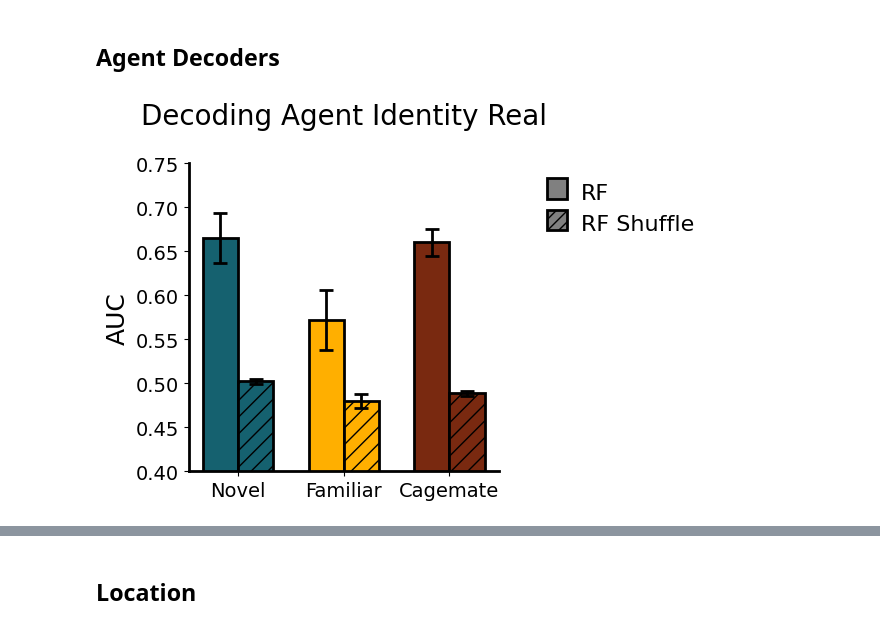
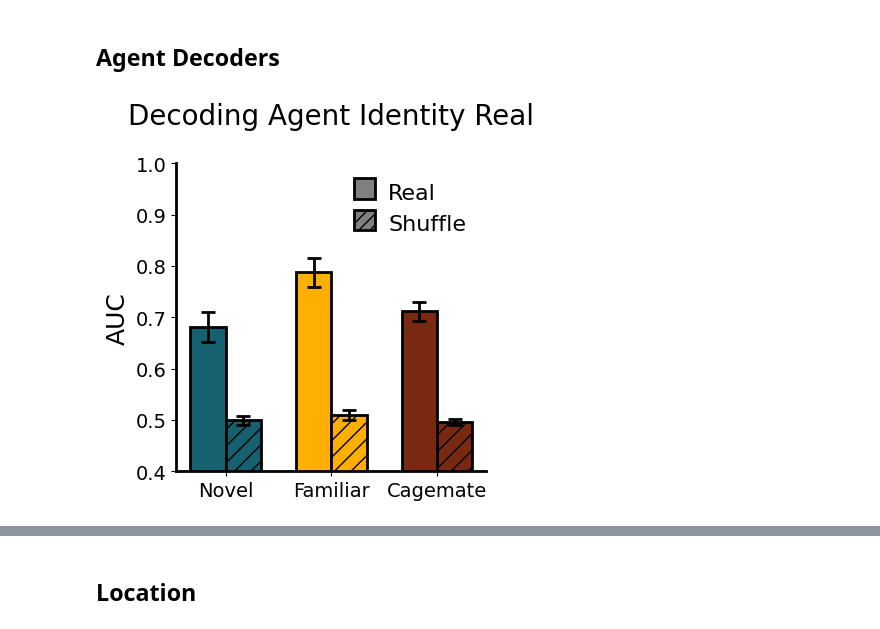
Before and after one commit to padillacoreanolab/diff_fam_social_memory_ephys, a Jupyter notebook: pilot2/cups_phase4/cups_spike_collection.ipynb, the cells around one changed output, grey strips where cells are left out. Drawn from its saved outputs; the diff is of its cells as text; code cells hidden in the pictures.

```diff
--- a/pilot2/cups_phase4/cups_spike_collection.ipynb
+++ b/pilot2/cups_phase4/cups_spike_collection.ipynb
@@ -1746,7 +1867,8 @@ agent_decoder_results = decoders.trial_decoder(cups_collection,
                                          event_length = event_length,
                                          pre_window = pre_window,
                                          min_neurons = 5,
-                                         classifier_type='linear')
+                                         classifier_type='linear',
+                                         LOO = True)
 # %%
 from matplotlib.patches import Patch
 def plot_multiple_decoders(decoder_results, title, color_list, legend_titles, figsize, start=0, stop=None, ):
@@ -1794,37 +1916,37 @@ def plot_multiple_decoders(decoder_results, title, color_list, legend_titles, fi
     # Add centered labels under each pair of bars
     plt.xticks(bar_centers, legend_titles, fontsize=12)
 
     # Create custom legend for RF and RF Shuffle
     legend_elements = [
-    Patch(facecolor='grey', edgecolor='black', linewidth=2, label='RF'),
-    Patch(facecolor='grey', edgecolor='black', linewidth=2, hatch='///', label='RF Shuffle')
+    Patch(facecolor='grey', edgecolor='black', linewidth=2, label='Real'),
+    Patch(facecolor='grey', edgecolor='black', linewidth=2, hatch='///', label='Shuffle')
     ]
 
     # Create the legend with modified properties
     leg = plt.legend(handles=legend_elements, bbox_to_anchor=(1, 1),
                     frameon=False, fontsize=16)
 
 # Adjust the size of the patches in the legend
     for patch in leg.get_patches():
         patch.set_height(15)  # Adjust this value to change height
         patch.set_y(0)
         patch.set_width(15)
         patch.set_x(20)
 
-    plt.ylim(0.4, .75)
+    plt.ylim(0.4, 1)
     plt.ylabel('AUC', fontsize=18)
     plt.xticks(fontsize = 14)
     plt.gca().spines['top'].set_visible(False)
     plt.gca().spines['right'].set_visible(False)
     plt.gca().spines['bottom'].set_linewidth(2)
     plt.gca().spines['left'].set_linewidth(2)
     plt.title(title, fontsize=20, y = 1.1)
     plt.yticks(fontsize=14)
     plt.show()
 
 plot_multiple_decoders(agent_decoder_results, title = "Decoding Agent Identity Real", color_list =['#15616F', '#FFAF00', '#792910'], start = 0 , stop = 3, legend_titles = ['Novel', 'Familiar', 'Cagemate'], figsize = (4,4))
 # %% [output]
-[figure, old version]
+[figure, new version]
 # %%
 pre_window = 2
 event_length = 5
```
Also changed, not shown: parts of 37 cells of this notebook, 1 other file.
